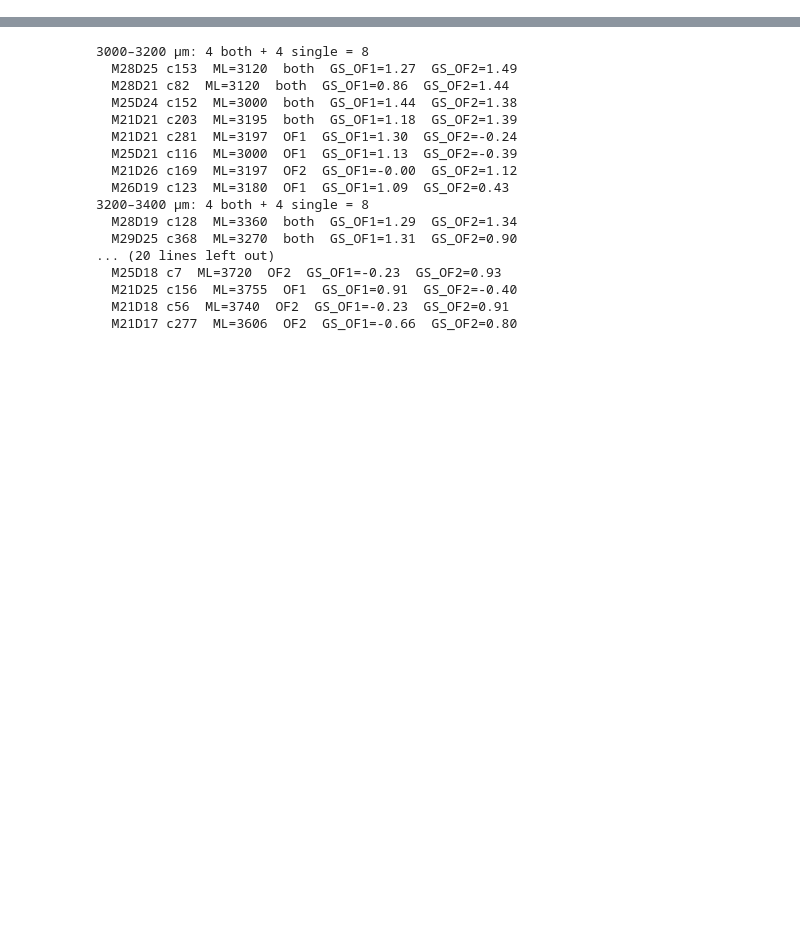
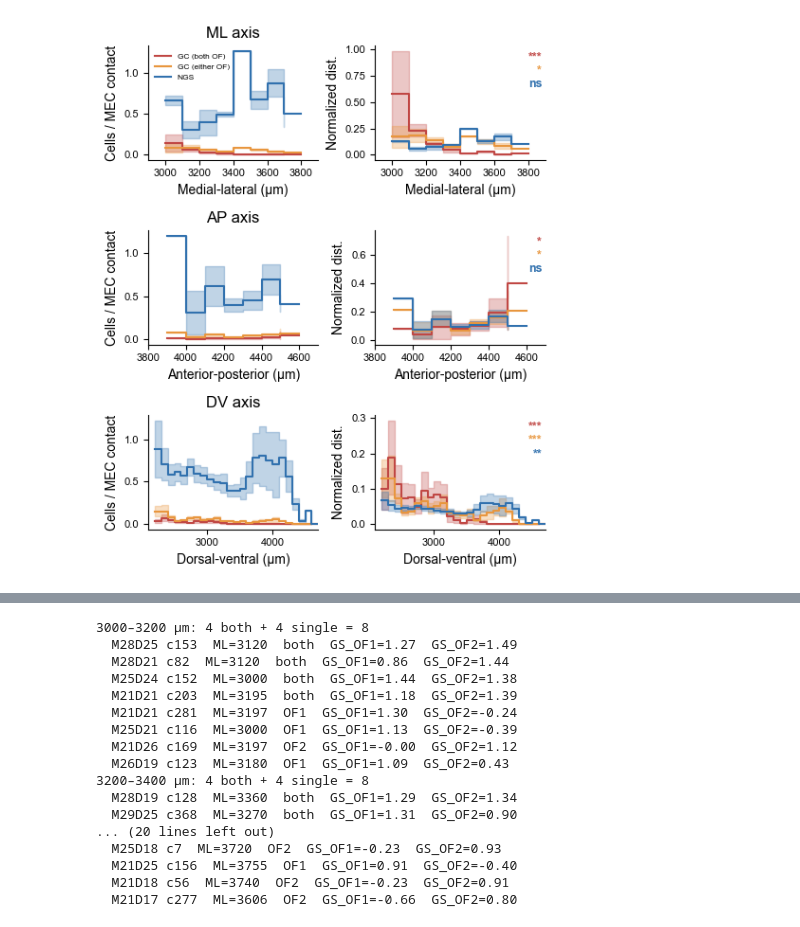
Before and after one commit to HDClark94/spatial-manifolds, a Jupyter notebook: scripts/figures/figure_2_anatomy_of_spatial_cells/grid_cell_anatomy.ipynb, the cells around one changed output, grey strips where cells are left out. Drawn from its saved outputs; the diff is of its cells as text; code cells hidden in the pictures; blank space fills up the shorter version.

```diff
--- a/scripts/figures/figure_2_anatomy_of_spatial_cells/grid_cell_anatomy.ipynb
+++ b/scripts/figures/figure_2_anatomy_of_spatial_cells/grid_cell_anatomy.ipynb
@@ -2,6 +2,7 @@
 from pathlib import Path
 from spatial_manifolds.detect_grids import *
 from spatial_manifolds.brainrender_helper import *
+plt.rcParams['font.family'] = 'Arial'
 
 import warnings
 warnings.filterwarnings('ignore')
@@ -418,0 +878,96 @@ ENT cells: 5887
+# %%
+import numpy as np
+import matplotlib.pyplot as plt
+
+plt.rcParams['font.family'] = 'Arial'
+
+def mean_sem(arr):
+    mean = np.nanmean(arr, axis=0)
+    sem = np.nanstd(arr, axis=0) / np.sqrt(np.sum(~np.isnan(arr), axis=0))
+    return mean, sem
+
+def plot_step_with_sem(ax, bins, mean, sem, color, label=None, div2=False):
+    y = mean / 2 if div2 else mean
+    yerr = sem / 2 if div2 else sem
+    ax.step(bins[:-1], y, where='post', color=color, label=label)
+    ax.fill_between(bins[:-1], y - yerr, y + yerr, step='post', color=color, alpha=0.3)
+
+def pval_to_stars(p):
+    if p is None or np.isnan(p):
+        return 'n.s.'
+    if p < 0.001:
+        return '***'
+    if p < 0.01:
+        return '**'
+    if p < 0.05:
+        return '*'
+    return 'ns'
+
+def get_occupied_xlim(hists, bins):
+    all_occupied = np.zeros(len(bins) - 1, dtype=bool)
+    for name, hist in hists.items():
+        m = np.nanmean(hist, axis=0)
+        all_occupied |= (m > 0) & ~np.isnan(m)
+    occupied_idx = np.where(all_occupied)[0]
+    if len(occupied_idx) == 0:
+        return (bins[0], bins[-1])
+    return (bins[occupied_idx[0]] - 100, bins[occupied_idx[-1] + 1] + 100)
+
+COL_BOTH   = '#c04744'
+COL_EITHER = '#e8963e'
+COL_NGS    = '#3171ae'
+
+group_style = [
+    ('GC_both',   COL_BOTH,   'GC (both OF)'),
+    ('GC_either', COL_EITHER, 'GC (either OF)'),
+    ('NGS',       COL_NGS,    'NGS'),
+]
+
+fig, axes = plt.subplots(3, 2, figsize=(5, 6))
+
+for row, (hists, bins, pvals, axis_name, xlabel) in enumerate([
+    (hists_ml, ml_bins, pvals_ml, 'ML', 'Medial-lateral (µm)'),
+    (hists_ap, ap_bins, pvals_ap, 'AP', 'Anterior-posterior (µm)'),
+    (hists_dv, dv_bins, pvals_dv, 'DV', 'Dorsal-ventral (µm)'),
+]):
+    xlim = get_occupied_xlim(hists, bins)
+
+    # Left: cells per MEC contact
+    for name, color, label in group_style:
+        m, s = mean_sem(hists[name])
+        plot_step_with_sem(axes[row, 0], bins, m, s, color, label=label, div2=True)
+    axes[row, 0].set_xlabel(xlabel)
+    axes[row, 0].set_ylabel('Cells / MEC contact')
+    axes[row, 0].set_title(f'{axis_name} axis', fontsize=12, fontweight='normal')
+    axes[row, 0].set_xlim(xlim)
+    if row == 0:
+        axes[row, 0].legend(fontsize=6, frameon=False)
+
+    # Right: normalized distribution with uniformity stars
+    for name, color, label in group_style:
+        m, s = mean_sem(hists[name])
+        total = np.nansum(m)
+        if total > 0:
+            plot_step_with_sem(axes[row, 1], bins, m / total, s / total, color)
+    axes[row, 1].set_xlabel(xlabel)
+    axes[row, 1].set_ylabel('Normalized dist.')
+    axes[row, 1].set_xlim(xlim)
+
+    # Annotate stars in each group's color
+    for i, (name, color, label) in enumerate(group_style):
+        p = pvals.get(name, np.nan)
+        stars = pval_to_stars(p)
+        axes[row, 1].annotate(stars,
+                              xy=(0.98, 0.95 - i * 0.12), xycoords='axes fraction',
+                              ha='right', va='top', fontsize=9, fontweight='bold',
+                              color=color)
+
+for ax_row in axes:
+    for ax in ax_row:
+        ax.spines[['top', 'right']].set_visible(False)
+        ax.tick_params(labelsize=8)
+
+plt.tight_layout()
+plt.savefig('/Users/harryclark/Documents/spatial-manifolds/scripts/figures/figure_2_anatomy_of_spatial_cells/cells_per_contact_per_axis_gc_split.pdf', bbox_inches='tight', dpi=300)
+plt.show()
+# %% [output]
@@ -419,3 +975,4 @@ ENT cells: 5887
+[figure, added]
 # %%
 import matplotlib.pyplot as plt
 import numpy as np
```
Also changed, not shown: parts of 14 cells of this notebook, 5 other files.
